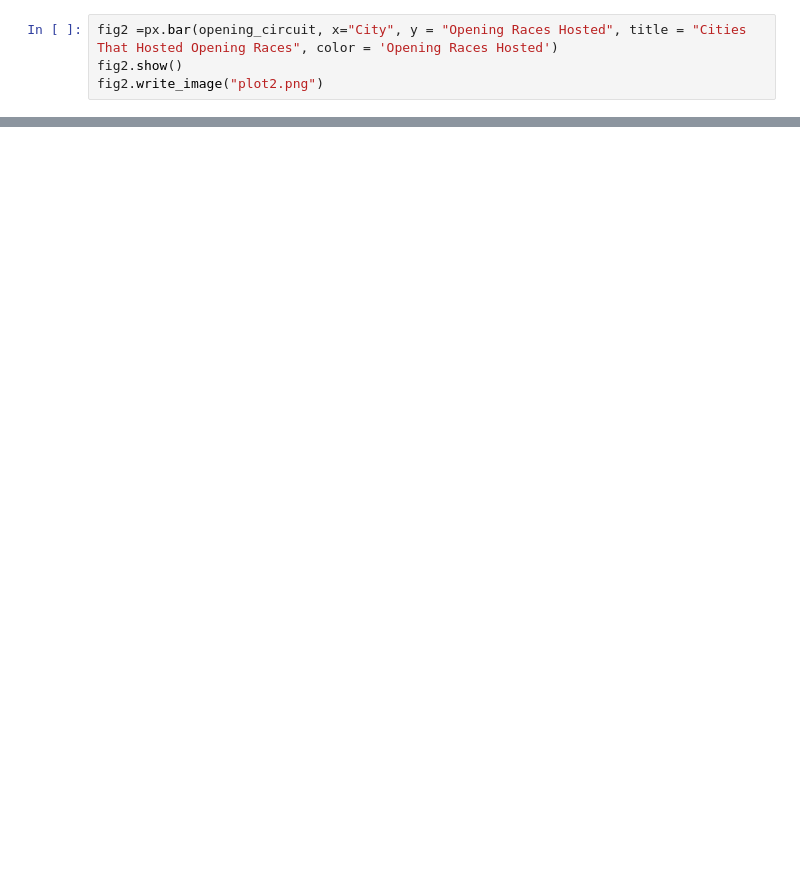
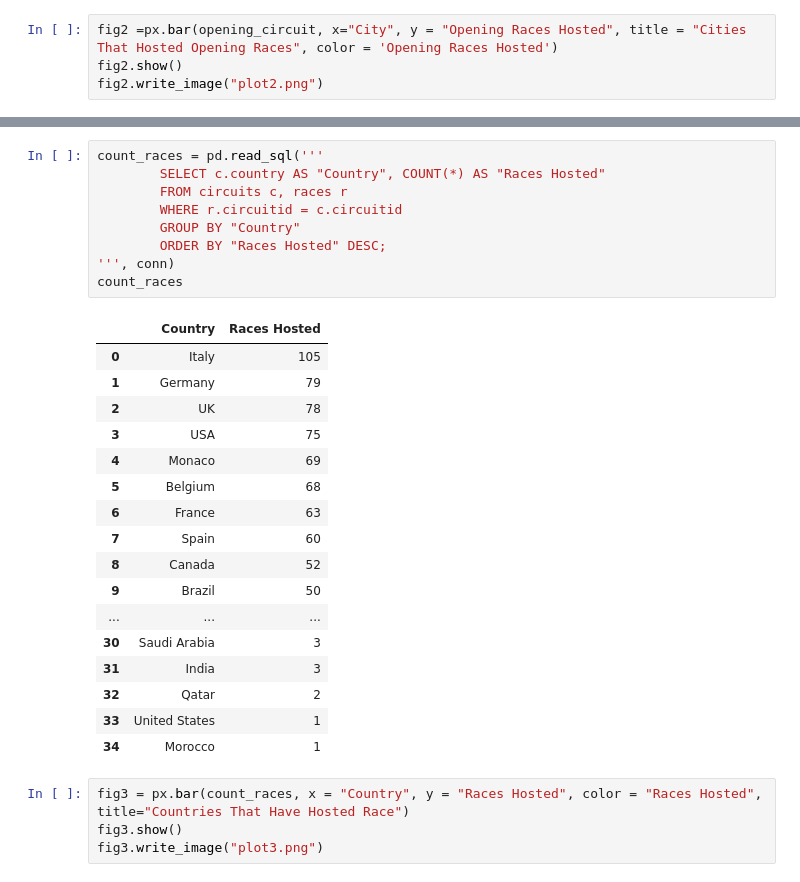
Before and after one commit to EshanKasliwal/F1-Data-Analysis-Using-SQL-And-Tableau, a Jupyter notebook: F1-EDA-Using-SQL.ipynb, the cells around one changed output, grey strips where cells are left out. Cells and saved outputs as stored; diff of their text form; blank space fills up the shorter version.

Commit message:
Races hold every season stat

```diff
--- a/F1-EDA-Using-SQL.ipynb
+++ b/F1-EDA-Using-SQL.ipynb
@@ -111,0 +115,31 @@ fig2.write_image("plot2.png")
+# %%
+count_races = pd.read_sql('''
+        SELECT c.country AS "Country", COUNT(*) AS "Races Hosted"
+        FROM circuits c, races r
+        WHERE r.circuitid = c.circuitid
+        GROUP BY "Country"
+        ORDER BY "Races Hosted" DESC;
+''', conn)
+count_races
+# %% [output]
+|  | Country | Races Hosted |
+| 0 | Italy | 105 |
+| 1 | Germany | 79 |
+| 2 | UK | 78 |
+| 3 | USA | 75 |
+| 4 | Monaco | 69 |
+| 5 | Belgium | 68 |
+| 6 | France | 63 |
+| 7 | Spain | 60 |
+| 8 | Canada | 52 |
+| 9 | Brazil | 50 |
+| ... | ... | ... |
+| 30 | Saudi Arabia | 3 |
+| 31 | India | 3 |
+| 32 | Qatar | 2 |
+| 33 | United States | 1 |
+| 34 | Morocco | 1 |
+# %%
+fig3 = px.bar(count_races, x = "Country", y = "Races Hosted", color = "Races Hosted", title="Countries That Have Hosted Race")
+fig3.show()
+fig3.write_image("plot3.png")
```
Also changed, not shown: parts of 7 cells of this notebook, 3 other files.
